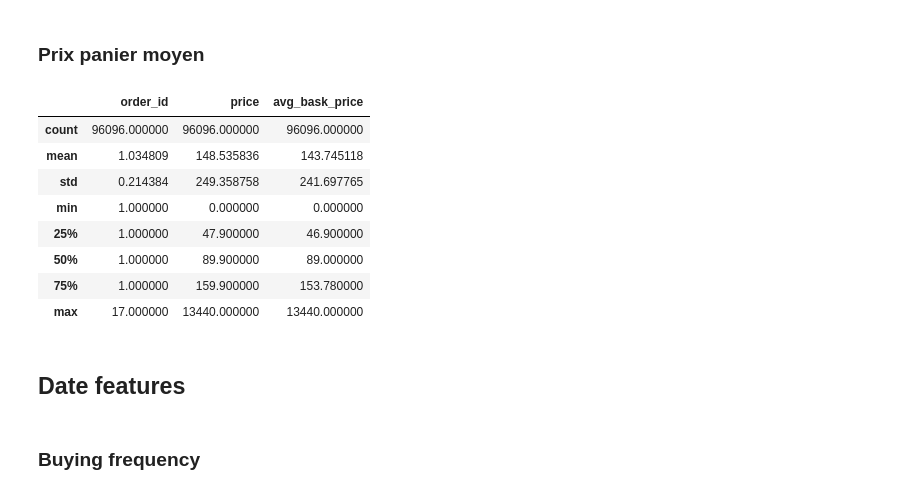
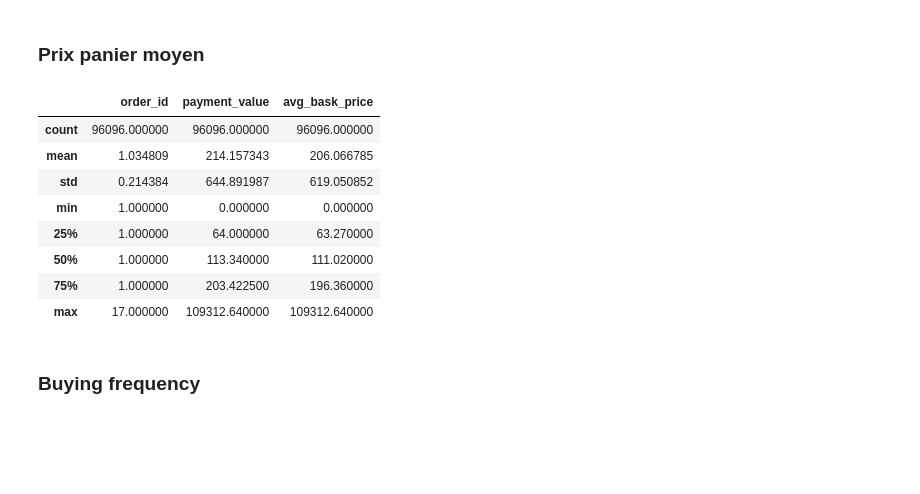
Before and after one commit to MaximeAlt/Brazilia, a Jupyter notebook: exploration.ipynb, the cells around one changed output. Drawn from its saved outputs; the diff is of its cells as text; code cells hidden in the pictures; blank space fills up the shorter version.

```diff
--- a/exploration.ipynb
+++ b/exploration.ipynb
@@ -521,0 +530,6 @@ gr_pay_method.head()
+# %%
+df_metacat = df[['order_id', 'metacategory']].copy().set_index("order_id")
+# %%
+# Use pd.get_dummies to encode the payment_type
+metacat_encoded = pd.get_dummies(df_metacat['metacategory'])
+metacat_encoded.head()
@@ -521,0 +544,2 @@ gr_pay_method.head()
+# %%
+gr_order_metacat = metacat_encoded.groupby('order_id').sum()
@@ -521,0 +558,2 @@ gr_pay_method.head()
+# %%
+df = df.merge(gr_order_metacat, on='order_id', how='left')
@@ -522,27 +648,23 @@ gr_pay_method.head()
 # %% [markdown]
 ### Prix panier moyen
 # %%
-#avg_basket = df['price'].sum() / df['order_id'].nunique()
-
 gr_avg_customer_basket = df.groupby(['customer_unique_id']).aggregate({
     'order_id' : 'nunique',
-    'price' : 'sum'
+    'payment_value' : 'sum'
     }).reset_index()
 
-gr_avg_customer_basket['avg_bask_price'] = gr_avg_customer_basket['price'] / gr_avg_customer_basket['order_id']
+gr_avg_customer_basket['avg_bask_price'] = gr_avg_customer_basket['payment_value'] / gr_avg_customer_basket['order_id']
 gr_avg_customer_basket.describe()
 # %% [output]
-|  | order_id | price | avg_bask_price |
+|  | order_id | payment_value | avg_bask_price |
 | count | 96096.000000 | 96096.000000 | 96096.000000 |
-| mean | 1.034809 | 148.535836 | 143.745118 |
-| std | 0.214384 | 249.358758 | 241.697765 |
+| mean | 1.034809 | 214.157343 | 206.066785 |
+| std | 0.214384 | 644.891987 | 619.050852 |
 | min | 1.000000 | 0.000000 | 0.000000 |
-| 25% | 1.000000 | 47.900000 | 46.900000 |
-| 50% | 1.000000 | 89.900000 | 89.000000 |
-| 75% | 1.000000 | 159.900000 | 153.780000 |
-| max | 17.000000 | 13440.000000 | 13440.000000 |
+| 25% | 1.000000 | 64.000000 | 63.270000 |
+| 50% | 1.000000 | 113.340000 | 111.020000 |
+| 75% | 1.000000 | 203.422500 | 196.360000 |
+| max | 17.000000 | 109312.640000 | 109312.640000 |
-# %% [markdown]
-## Date features
 # %% [markdown]
 ### Buying frequency
 # %%
```
Also changed, not shown: parts of 45 cells of this notebook, 1 other file.
